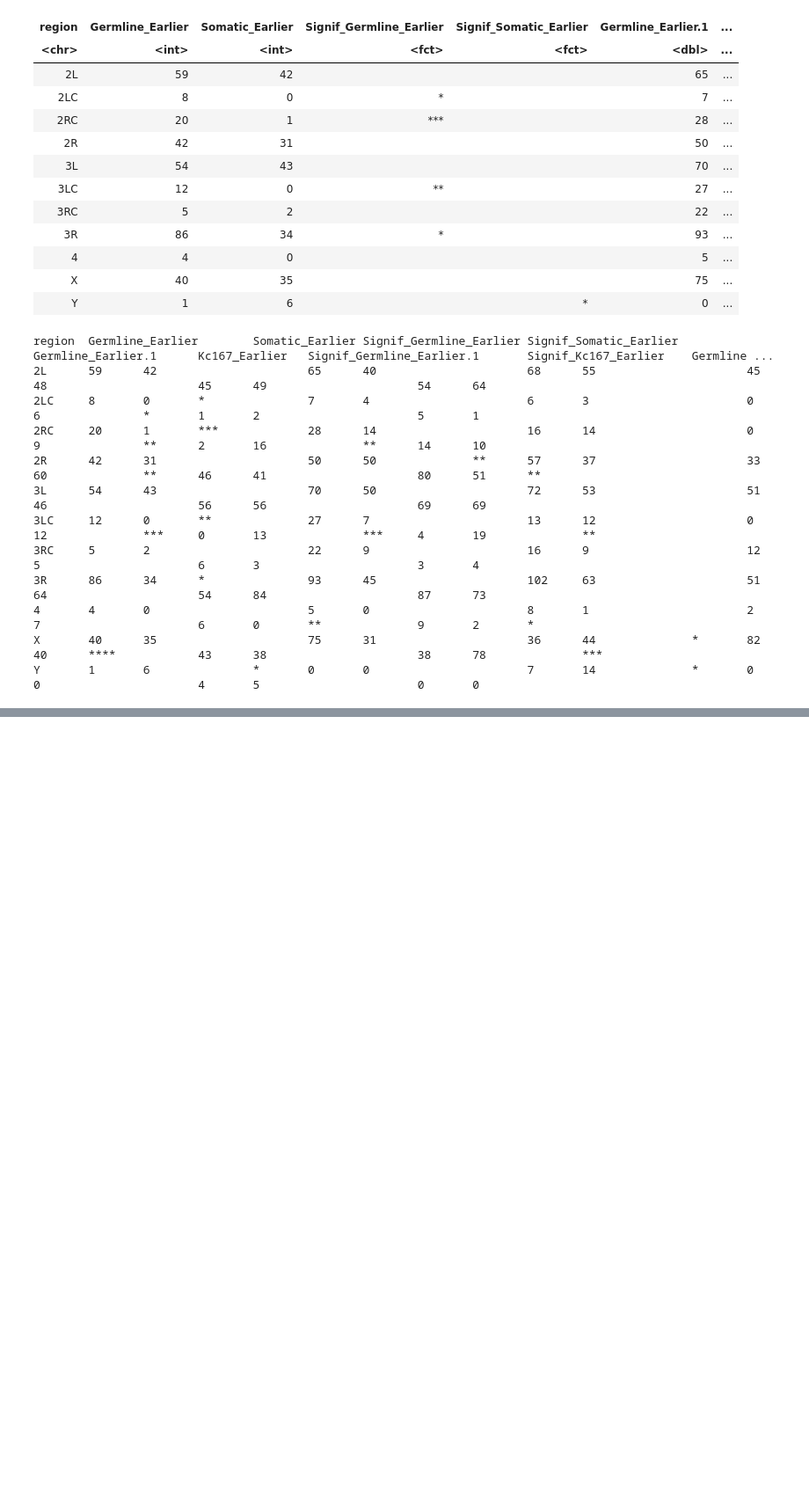
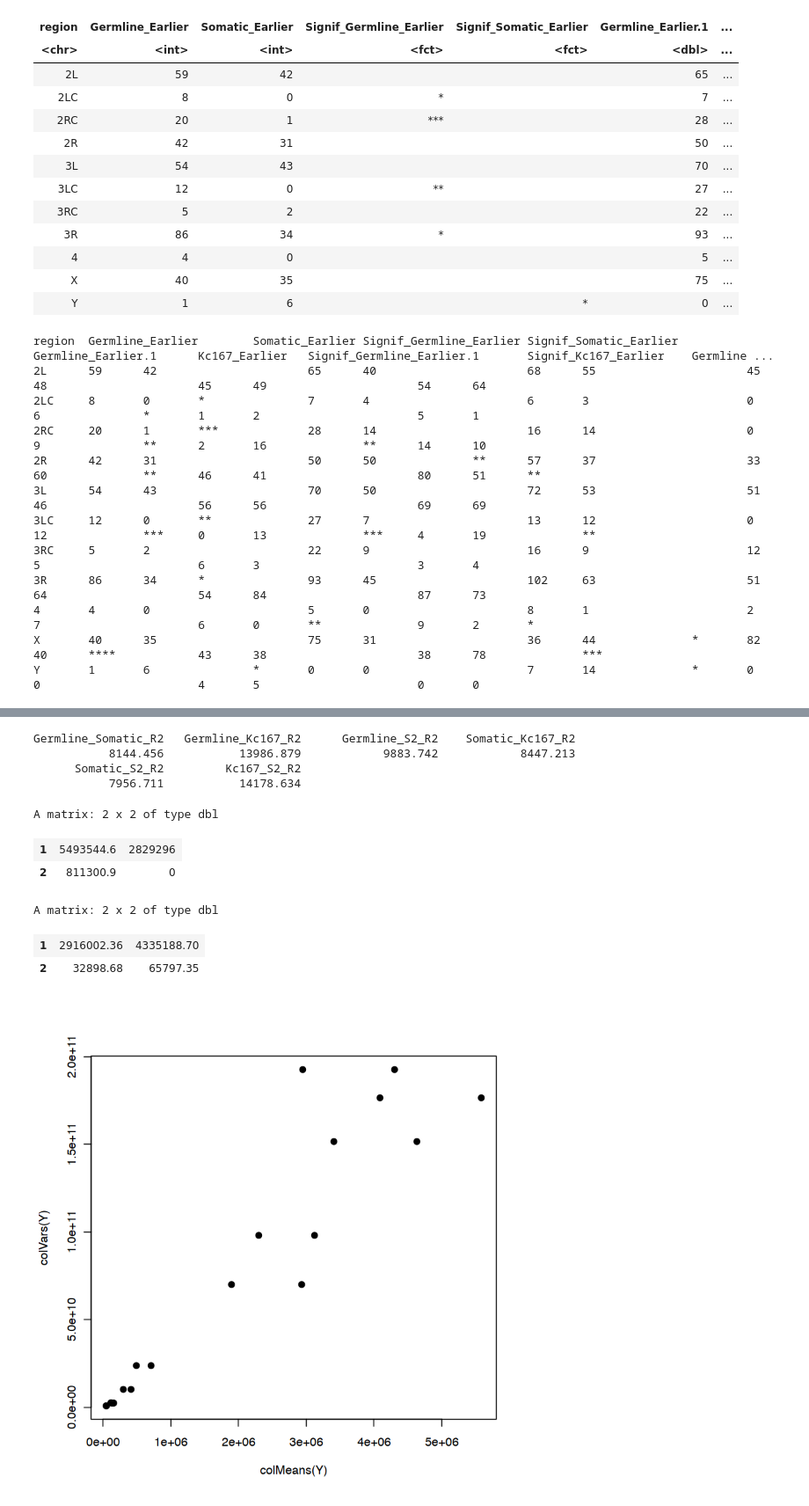
Before and after one commit to ringw/Upd-Germline-Genomics, a Jupyter notebook: reports/Repli-Significance-Report.ipynb, the cells around one changed output, grey strips where cells are left out. Shown at 88% size. Drawn from its saved outputs; the diff is of its cells as text; code cells hidden in the pictures; blank space fills up the shorter version.

Commit message:
Fisher's Exact Test / Bootstrap

```diff
--- a/reports/Repli-Significance-Report.ipynb
+++ b/reports/Repli-Significance-Report.ipynb
@@ -989,0 +1580,21 @@ Y       1       6               *       0       0                       7
+# %%
+per_unit <- \(x) x/20000
+bar_teststat_association <- bar_data %>%
+  summarise(
+    across(
+      everything(),
+      list(
+        R2 = \(tbl) tbl %>%
+          per_unit() %>%
+          lfactorial() %>%
+          sum()
+      )
+    )
+  ) %>%
+  unlist() %>%
+  print()
+# %% [output]
+Germline_Somatic_R2   Germline_Kc167_R2      Germline_S2_R2    Somatic_Kc167_R2
+           8144.456           13986.879            9883.742            8447.213
+      Somatic_S2_R2         Kc167_S2_R2
+           7956.711           14178.634
@@ -989,0 +1739,23 @@ Y       1       6               *       0       0                       7
+# %%
+bar_bootstrap$Germline_Somatic[1:2, 1:2]
+# %% [output]
+A matrix: 2 x 2 of type dbl
+| 1 | 5493544.6 | 2829296 |
+| 2 | 811300.9 | 0 |
+# %%
+bar_bootstrap$Somatic_S2[1:2, 1:2]
+# %% [output]
+A matrix: 2 x 2 of type dbl
+| 1 | 2916002.36 | 4335188.70 |
+| 2 | 32898.68 | 65797.35 |
+# %%
+library(MatrixGenerics)
+Y <- bar_bootstrap %>%
+  group_by(bootstrap) %>%
+  summarise(
+    Y = matrix(as.numeric(Somatic_S2), nrow = 1)
+  ) %>%
+  pull(Y)
+plot(colMeans(Y), colVars(Y), pch=19)
+# %% [output]
+[figure, added]
```
Also changed, not shown: parts of 16 cells of this notebook.
